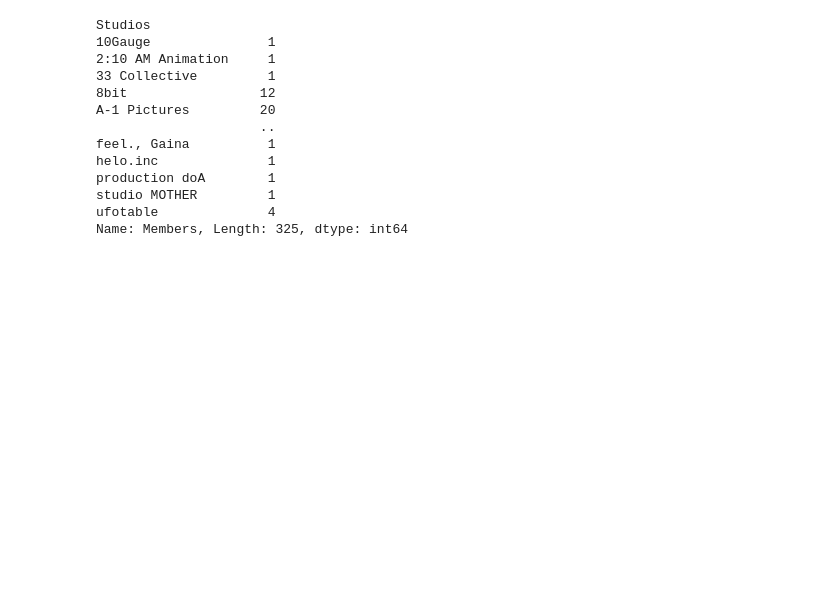
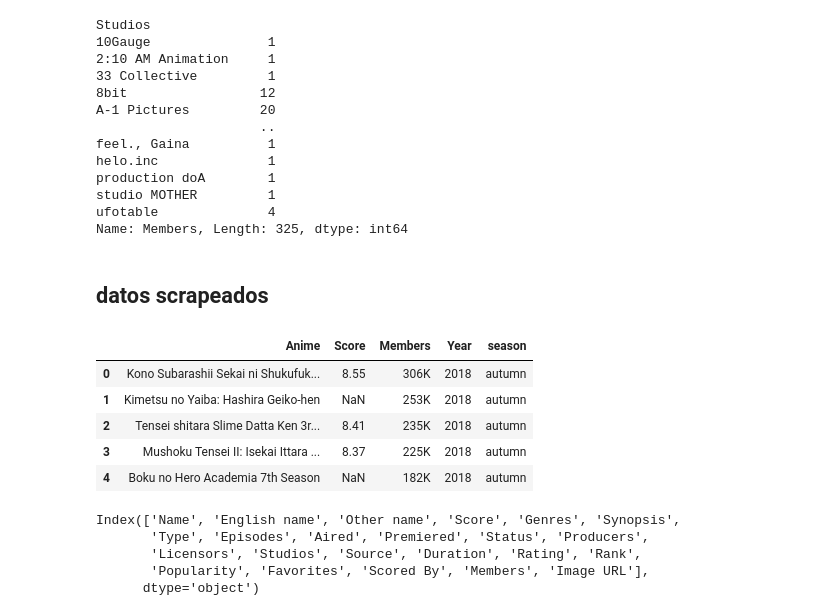
Before and after one commit to icorreald/promog-modulo4-sprint1-pairprogramming-maria_crespo-isabel_correal, a Jupyter notebook: isa_trabajo.ipynb, the cells around one changed output. Saved outputs shown, nothing was run; the diff lists cells and outputs as text; code cells hidden in the pictures; blank space fills up the shorter version.

```diff
--- a/isa_trabajo.ipynb
+++ b/isa_trabajo.ipynb
@@ -413,3 +421,5 @@ production doA        1
 studio MOTHER         1
 ufotable              4
 Name: Members, Length: 325, dtype: int64
+# %% [markdown]
+## datos scrapeados
@@ -415,0 +428,9 @@ Name: Members, Length: 325, dtype: int64
+# %%
+datos.head()
+# %% [output]
+|  | Anime | Score | Members | Year | season |
+| 0 | Kono Subarashii Sekai ni Shukufuk... | 8.55 | 306K | 2018 | autumn |
+| 1 | Kimetsu no Yaiba: Hashira Geiko-hen | NaN | 253K | 2018 | autumn |
+| 2 | Tensei shitara Slime Datta Ken 3r... | 8.41 | 235K | 2018 | autumn |
+| 3 | Mushoku Tensei II: Isekai Ittara ... | 8.37 | 225K | 2018 | autumn |
+| 4 | Boku no Hero Academia 7th Season | NaN | 182K | 2018 | autumn |
@@ -415,0 +439,8 @@ Name: Members, Length: 325, dtype: int64
+# %%
+ref_datos.columns
+# %% [output]
+Index(['Name', 'English name', 'Other name', 'Score', 'Genres', 'Synopsis',
+       'Type', 'Episodes', 'Aired', 'Premiered', 'Status', 'Producers',
+       'Licensors', 'Studios', 'Source', 'Duration', 'Rating', 'Rank',
+       'Popularity', 'Favorites', 'Scored By', 'Members', 'Image URL'],
+      dtype='object')
```
Also changed, not shown: parts of 12 cells of this notebook.
